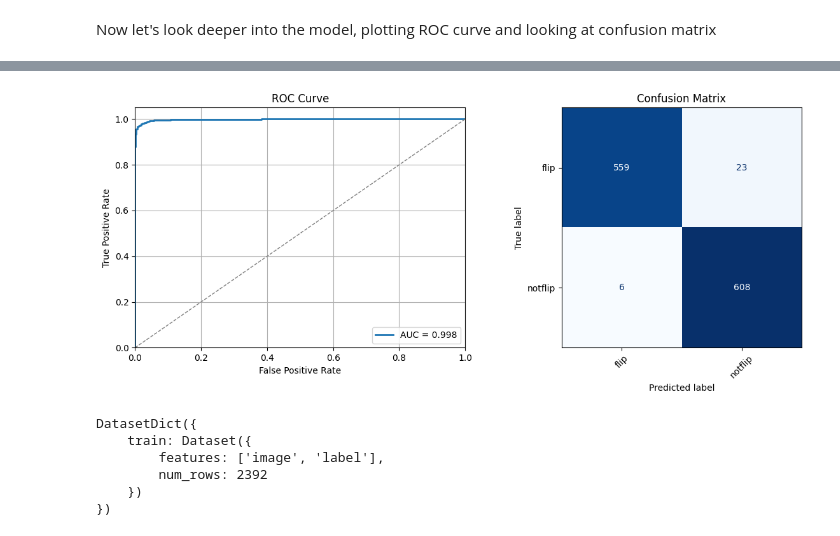
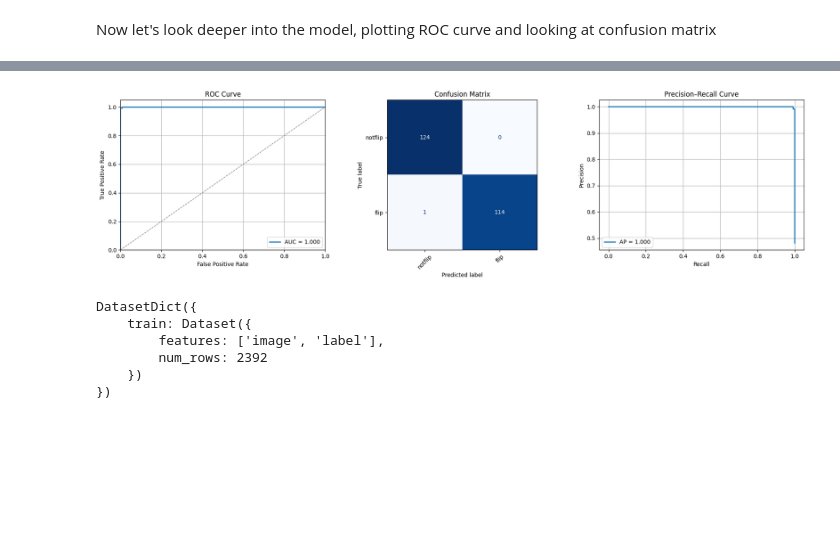
Before and after one commit to arvinfatemi/QAz5YPD3BIEbZXAx, a Jupyter notebook: monreader.ipynb, the cells around one changed output, grey strips where cells are left out. Drawn from its saved outputs; the diff is of its cells as text; code cells hidden in the pictures; blank space fills up the shorter version.

```diff
--- a/monreader.ipynb
+++ b/monreader.ipynb
@@ -67,8 +71,9 @@ train_dir = '/kaggle/input/mon-reader/images/training'
 
 train_ds = tf.keras.utils.image_dataset_from_directory(
     train_dir,
-    validation_split=0.5,
+    validation_split=0.1,
     subset="training",
+    class_names=['notflip', 'flip'],
     seed=123,
     color_mode='rgb',
     crop_to_aspect_ratio=True,
@@ -81,8 +86,9 @@ test_dir = '/kaggle/input/mon-reader/images/testing'
 
 val_ds = tf.keras.utils.image_dataset_from_directory(
     train_dir,
-    validation_split=0.5,
+    validation_split=0.1,
     subset="validation",
+    class_names=['notflip', 'flip'],
     seed=123,
     color_mode='rgb',
     crop_to_aspect_ratio=True,
@@ -94,6 +100,7 @@ val_ds = tf.keras.utils.image_dataset_from_directory(
 test_ds = tf.keras.utils.image_dataset_from_directory(
     test_dir,
     seed=123,
+    class_names=['notflip', 'flip'],
     color_mode='rgb',
     crop_to_aspect_ratio=True,
     label_mode='binary',
@@ -167,6 +176,7 @@ cnn.compile(
              tf.keras.metrics.Precision(name='precision'),
              tf.keras.metrics.Recall(name='recall'),
              tf.keras.metrics.AUC(name='auc-roc', curve='ROC'),
+             tf.keras.metrics.AUC(name='aupr', curve='PR'),
              tf.keras.metrics.FalsePositives(name='FP'),
              tf.keras.metrics.FalseNegatives(name='FN')]
 )
@@ -298,7 +315,11 @@ Now let's look deeper into the model, plotting ROC curve and looking at confusio
 # %%
 import numpy as np
 import matplotlib.pyplot as plt
-from sklearn.metrics import roc_curve, auc, confusion_matrix, ConfusionMatrixDisplay
+from sklearn.metrics import (
+    roc_curve, auc,
+    confusion_matrix, ConfusionMatrixDisplay,
+    precision_recall_curve, average_precision_score
+)
 
 y_true = []
 y_score = []
@@ -309,16 +330,23 @@ for images, labels in val_ds:              # or test_ds
 y_true  = np.array(y_true)
 y_score = np.array(y_score)
 
-fpr, tpr, _   = roc_curve(y_true, y_score)
-roc_auc       = auc(fpr, tpr)
+# ROC
+fpr, tpr, _ = roc_curve(y_true, y_score)
+roc_auc     = auc(fpr, tpr)
 
+# Confusion Matrix at 0.5 threshold
 y_pred = (y_score >= 0.5).astype(int)
+cm     = confusion_matrix(y_true, y_pred)
+disp   = ConfusionMatrixDisplay(cm, display_labels=class_names)
 
-cm = confusion_matrix(y_true, y_pred)
-disp = ConfusionMatrixDisplay(cm, display_labels=class_names)
+# Precision–Recall
+precision, recall, _ = precision_recall_curve(y_true, y_score)
+avg_prec            = average_precision_score(y_true, y_score)
 
-fig, (ax_roc, ax_cm) = plt.subplots(1, 2, figsize=(12, 5))
+# make three side-by-side subplots
+fig, (ax_roc, ax_cm, ax_pr) = plt.subplots(1, 3, figsize=(18, 5))
 
+# ─── ROC Curve ───────────────────────────────────────────────────────────────
 ax_roc.plot(fpr, tpr, lw=2, label=f"AUC = {roc_auc:.3f}")
 ax_roc.plot([0, 1], [0, 1], linestyle="--", color="gray", lw=1)
 ax_roc.set_xlim([0.0, 1.0])
@@ -329,11 +357,20 @@ ax_roc.set_title("ROC Curve")
 ax_roc.legend(loc="lower right")
 ax_roc.grid(True)
 
+# ─── Confusion Matrix ────────────────────────────────────────────────────────
 disp.plot(ax=ax_cm, cmap=plt.cm.Blues, values_format='d', colorbar=False)
 ax_cm.set_title("Confusion Matrix")
 ax_cm.set_xticklabels(class_names, rotation=45)
 ax_cm.set_yticklabels(class_names)
 
+# ─── Precision–Recall Curve ─────────────────────────────────────────────────
+ax_pr.plot(recall, precision, lw=2, label=f"AP = {avg_prec:.3f}")
+ax_pr.set_xlabel("Recall")
+ax_pr.set_ylabel("Precision")
+ax_pr.set_title("Precision–Recall Curve")
+ax_pr.legend(loc="lower left")
+ax_pr.grid(True)
+
 plt.tight_layout()
 plt.show()
 # %% [output]
@@ -357,4 +385,4 @@ plt.show()
-[figure, old version]
+[figure, new version]
 # %%
 from datasets import load_dataset
 
```
Also changed, not shown: parts of 13 cells of this notebook.
